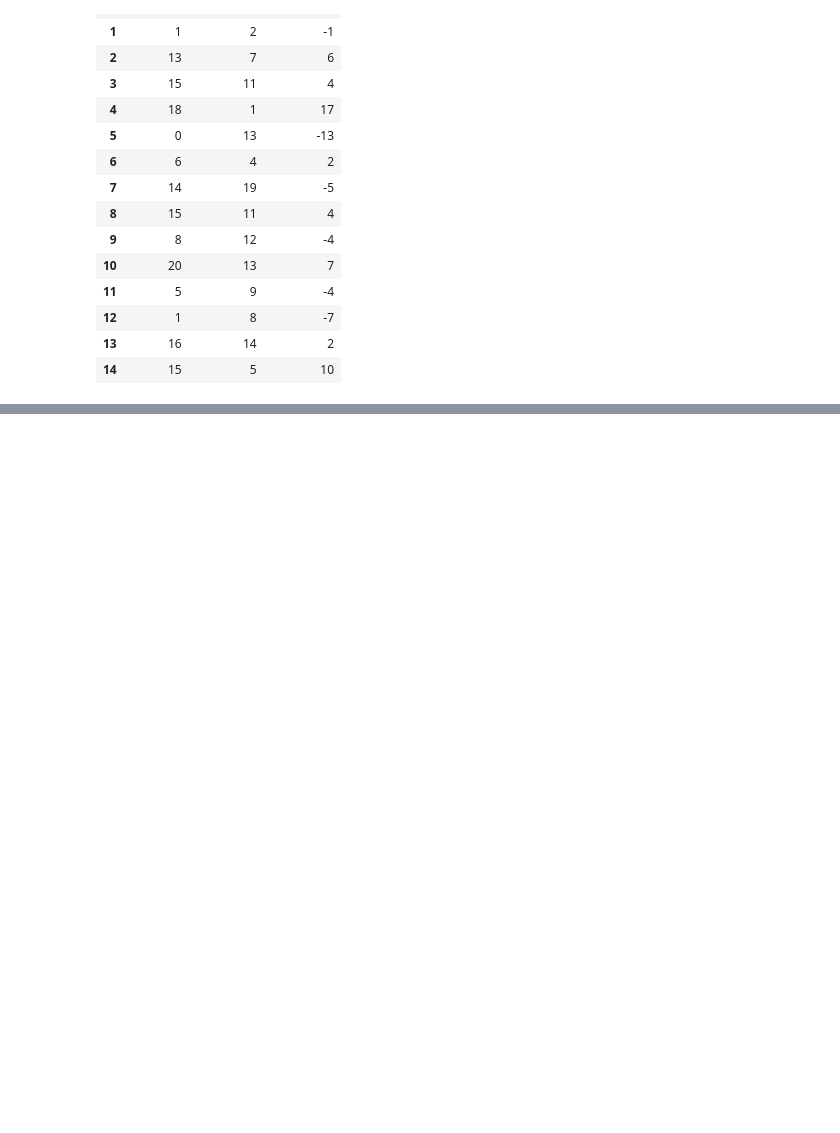
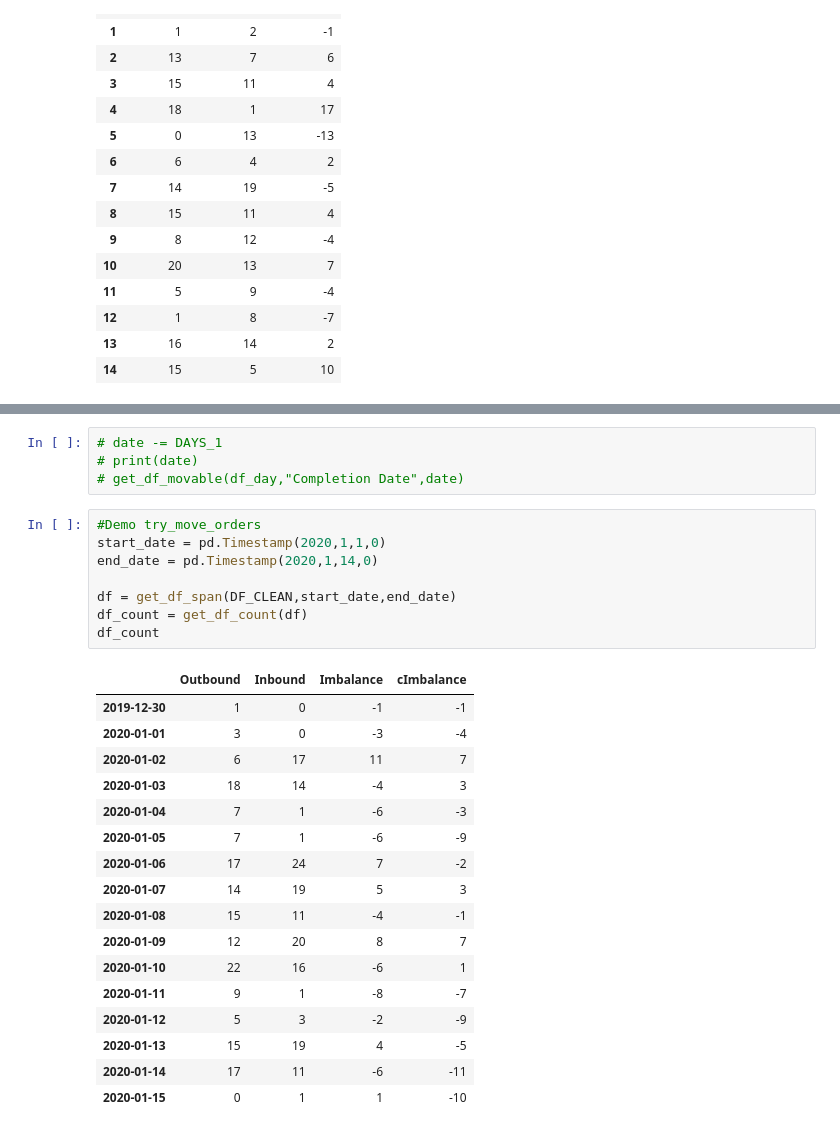
Before and after one commit to tranndt/ml-usra2021-NexusDataChallengeBison, a Jupyter notebook: [05-2021] Nexus Data Challenge/Algorithm.ipynb, the cells around one changed output, grey strips where cells are left out. Saved outputs shown, nothing was run; the diff lists cells and outputs as text; blank space fills up the shorter version.

```diff
--- a/[05-2021] Nexus Data Challenge/Algorithm.ipynb
+++ b/[05-2021] Nexus Data Challenge/Algorithm.ipynb
@@ -1176,0 +1273,30 @@ def get_df_rescheduled(df,start_date=None,end_date=None):
+# %%
+# date -= DAYS_1
+# print(date)
+# get_df_movable(df_day,"Completion Date",date)
+# %%
+#Demo try_move_orders
+start_date = pd.Timestamp(2020,1,1,0)
+end_date = pd.Timestamp(2020,1,14,0)
+
+df = get_df_span(DF_CLEAN,start_date,end_date)
+df_count = get_df_count(df)
+df_count
+# %% [output]
+|  | Outbound | Inbound | Imbalance | cImbalance |
+| 2019-12-30 | 1 | 0 | -1 | -1 |
+| 2020-01-01 | 3 | 0 | -3 | -4 |
+| 2020-01-02 | 6 | 17 | 11 | 7 |
+| 2020-01-03 | 18 | 14 | -4 | 3 |
+| 2020-01-04 | 7 | 1 | -6 | -3 |
+| 2020-01-05 | 7 | 1 | -6 | -9 |
+| 2020-01-06 | 17 | 24 | 7 | -2 |
+| 2020-01-07 | 14 | 19 | 5 | 3 |
+| 2020-01-08 | 15 | 11 | -4 | -1 |
+| 2020-01-09 | 12 | 20 | 8 | 7 |
+| 2020-01-10 | 22 | 16 | -6 | 1 |
+| 2020-01-11 | 9 | 1 | -8 | -7 |
+| 2020-01-12 | 5 | 3 | -2 | -9 |
+| 2020-01-13 | 15 | 19 | 4 | -5 |
+| 2020-01-14 | 17 | 11 | -6 | -11 |
+| 2020-01-15 | 0 | 1 | 1 | -10 |
```
Also changed, not shown: parts of 17 cells of this notebook.
